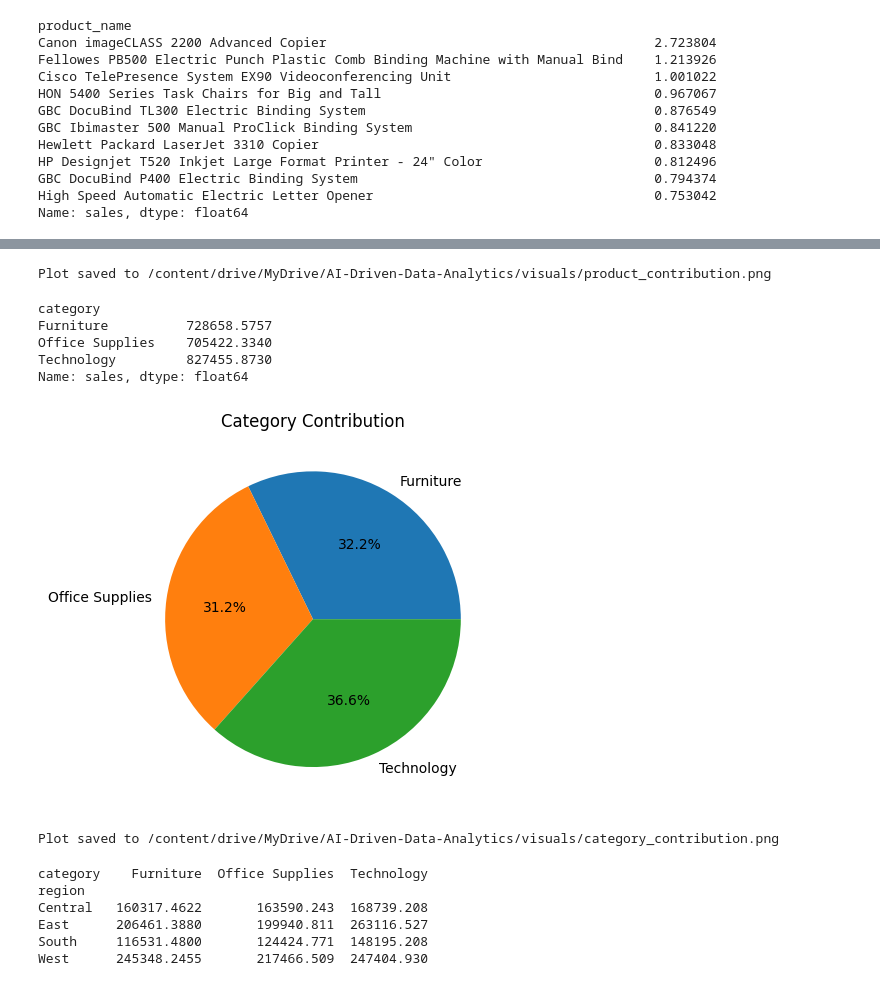
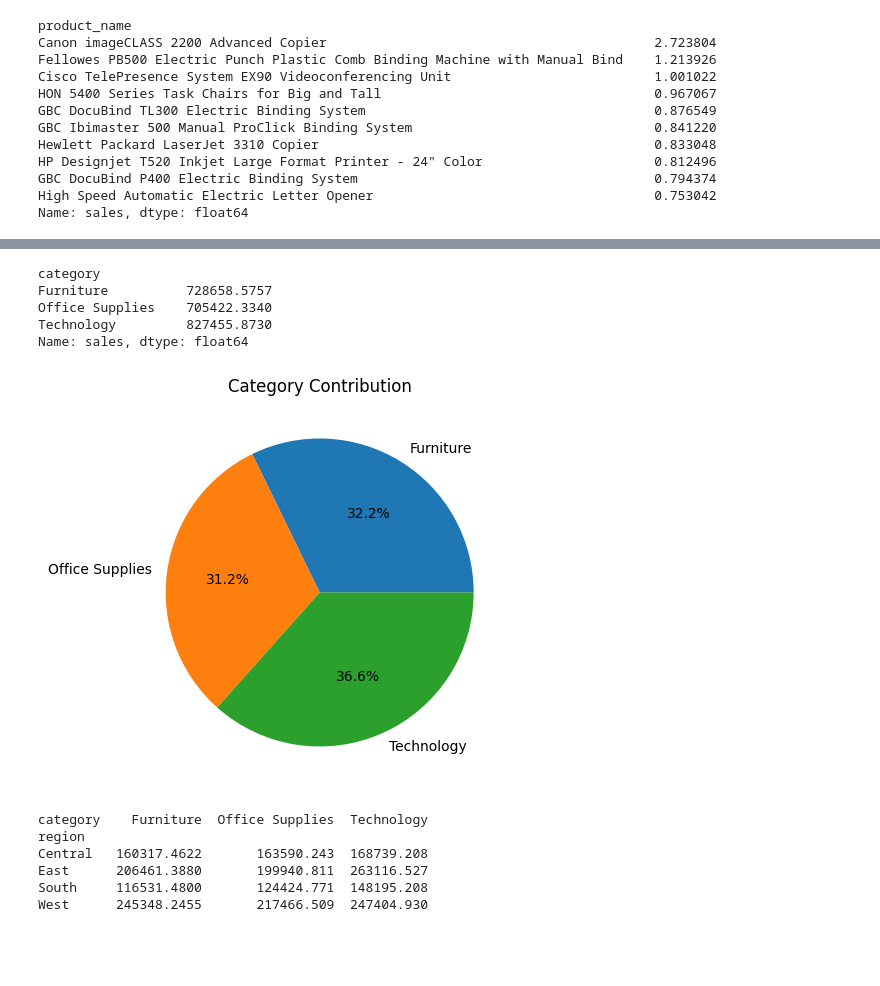
Before and after one commit to Sajan-18/AI-Driven-Data-Analytics-for-Financial-and-Business-Decision-Making, a Jupyter notebook: AI_Driven_Data_Analytics_for_Financial_&_Business_Decision_Making.ipynb, the cells around one changed output, grey strips where cells are left out. Cells and saved outputs as stored; diff of their text form; code cells hidden in the pictures; blank space fills up the shorter version.

```diff
--- a/AI_Driven_Data_Analytics_for_Financial_&_Business_Decision_Making.ipynb
+++ b/AI_Driven_Data_Analytics_for_Financial_&_Business_Decision_Making.ipynb
@@ -1033,14 +1106,12 @@ plt.show()
 # %%
-import os
+# import os
 
-# visuals_output_dir is now defined globally in cell bb8728bd
+# # visuals_output_dir is now defined globally in cell bb8728bd
 
-plt.savefig(os.path.join(visuals_output_dir, "product_contribution.png"))
-plt.close() # Close the plot to prevent it from displaying twice
+# plt.savefig(os.path.join(visuals_output_dir, "product_contribution.png"))
+# plt.close() # Close the plot to prevent it from displaying twice
 
-print(f"Plot saved to {os.path.join(visuals_output_dir, 'product_contribution.png')}")
+# print(f"Plot saved to {os.path.join(visuals_output_dir, 'product_contribution.png')}")
-# %% [output]
-Plot saved to /content/drive/MyDrive/AI-Driven-Data-Analytics/visuals/product_contribution.png
 # %%
 category = (
 df.groupby(
@@ -1056,32 +1127,51 @@ Furniture          728658.5757
 Office Supplies    705422.3340
 Technology         827455.8730
 Name: sales, dtype: float64
-# %%
-category.plot(
-kind='pie',
-autopct='%1.1f%%'
-)
-
-plt.title(
-"Category Contribution"
-)
-
-plt.ylabel('')
-
-plt.show()
-# %% [output]
-[figure, removed]
+# %%
+import pandas as pd
+import matplotlib.pyplot as plt
+import os
+
+# Ensure df and related calculations are defined in this cell
+project_root = '/content/drive/MyDrive/AI-Driven-Data-Analytics'
+visuals_output_dir = os.path.join(project_root, 'visuals')
+df = pd.read_csv(os.path.join(project_root, "cleaned_data", "cleaned_superstore.csv"))
+
+category = (
+df.groupby(
+'category'
+)['sales']
+.sum()
+)
+
+plt.figure(figsize=(8,5))
+category.plot(
+kind='pie',
+autopct='%1.1f%%'
+)
+
+plt.title(
+"Category Contribution"
+)
+
+plt.ylabel('')
+
+# Save the plot before showing
+plt.savefig(os.path.join(visuals_output_dir, "category_contribution.png"))
+
+plt.show()
+plt.close() # Close the plot to free up memory
+# %% [output]
+[figure, added]
 # %%
-import os
+# import os
 
-# visuals_output_dir is now defined globally in cell bb8728bd
+# # visuals_output_dir is now defined globally in cell bb8728bd
 
-plt.savefig(os.path.join(visuals_output_dir, "category_contribution.png"))
-plt.close() # Close the plot to prevent it from displaying twice
+# plt.savefig(os.path.join(visuals_output_dir, "category_contribution.png"))
+# plt.close() # Close the plot to prevent it from displaying twice
 
-print(f"Plot saved to {os.path.join(visuals_output_dir, 'category_contribution.png')}")
+# print(f"Plot saved to {os.path.join(visuals_output_dir, 'category_contribution.png')}")
-# %% [output]
-Plot saved to /content/drive/MyDrive/AI-Driven-Data-Analytics/visuals/category_contribution.png
 # %%
 pivot = pd.pivot_table(
 df,
```
Also changed, not shown: parts of 23 cells of this notebook.
